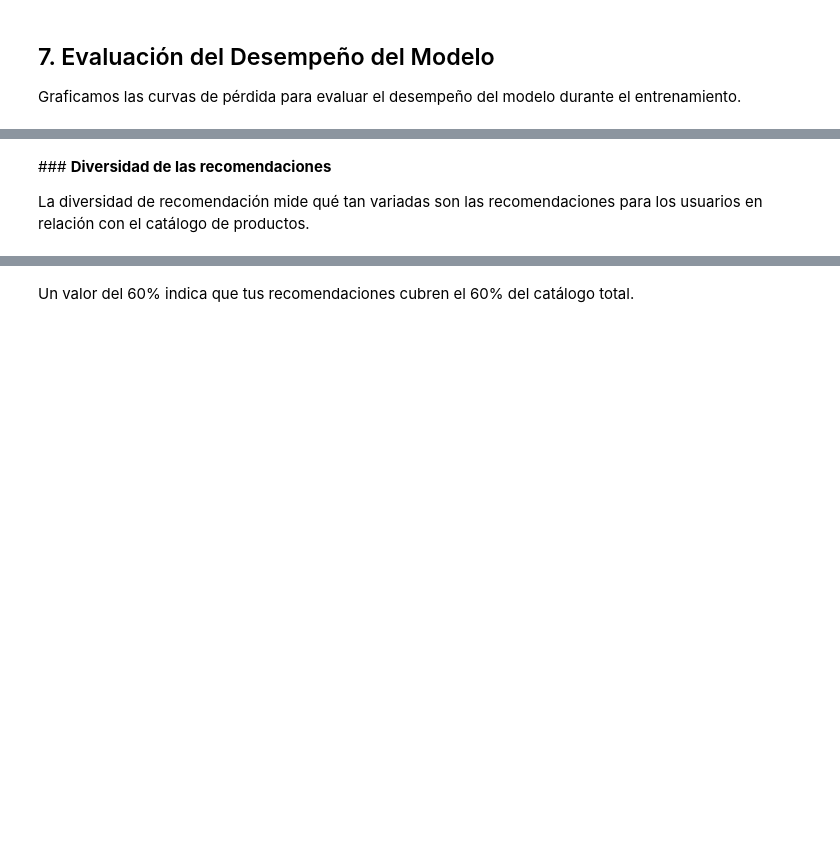
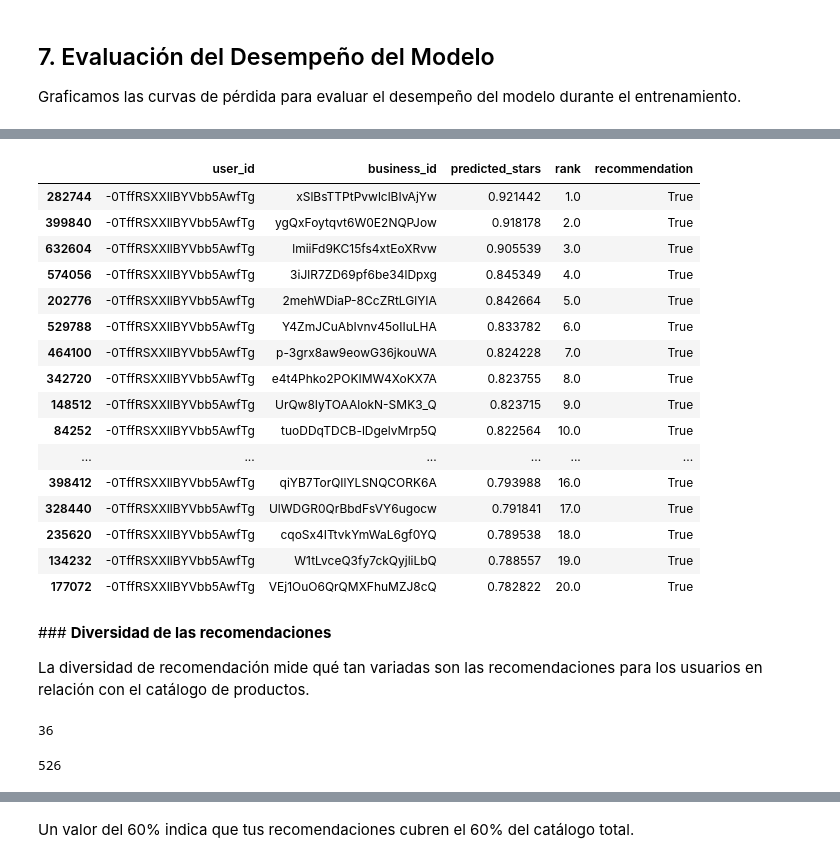
Before and after one commit to JCaballerot/Recommender-Systems, a Jupyter notebook: Autoencoder_Recommender/Autoencoder_CF_Yelp.ipynb, the cells around one changed output, grey strips where cells are left out. Drawn from its saved outputs; the diff is of its cells as text; code cells hidden in the pictures; blank space fills up the shorter version.

```diff
--- a/Autoencoder_Recommender/Autoencoder_CF_Yelp.ipynb
+++ b/Autoencoder_Recommender/Autoencoder_CF_Yelp.ipynb
@@ -291,15 +410,41 @@ original_format_df.head()
 # Crear la columna de recomendación
 original_format_df['rank'] = original_format_df.groupby('user_id')['predicted_stars'].rank(method='first', ascending=False)
 
-# Generar la columna 'recommendation' indicando si la canción está entre las 10 mejores predicciones
-original_format_df['recommendation'] = original_format_df['rank'] <= 10  # True si está en el top 10, False en caso contrario
+# Generar la columna 'recommendation' indicando si la canción está entre las 20 mejores predicciones
+original_format_df['recommendation'] = original_format_df['rank'] <= 20  # True si está en el top 10, False en caso contrario
 # %%
-recommendations = original_format_df[original_format_df.recommendation == True].sort_values('user_id')
+recommendations = original_format_df[original_format_df.recommendation == True].sort_values(['user_id', 'rank'])
 recommendations.head(20)
+# %% [output]
+|  | user_id | business_id | predicted_stars | rank | recommendation |
+| 282744 | -0TffRSXXIlBYVbb5AwfTg | xSlBsTTPtPvwlclBIvAjYw | 0.921442 | 1.0 | True |
+| 399840 | -0TffRSXXIlBYVbb5AwfTg | ygQxFoytqvt6W0E2NQPJow | 0.918178 | 2.0 | True |
+| 632604 | -0TffRSXXIlBYVbb5AwfTg | lmiiFd9KC15fs4xtEoXRvw | 0.905539 | 3.0 | True |
+| 574056 | -0TffRSXXIlBYVbb5AwfTg | 3iJlR7ZD69pf6be34lDpxg | 0.845349 | 4.0 | True |
+| 202776 | -0TffRSXXIlBYVbb5AwfTg | 2mehWDiaP-8CcZRtLGlYIA | 0.842664 | 5.0 | True |
+| 529788 | -0TffRSXXIlBYVbb5AwfTg | Y4ZmJCuAbIvnv45oIIuLHA | 0.833782 | 6.0 | True |
+| 464100 | -0TffRSXXIlBYVbb5AwfTg | p-3grx8aw9eowG36jkouWA | 0.824228 | 7.0 | True |
+| 342720 | -0TffRSXXIlBYVbb5AwfTg | e4t4Phko2POKIMW4XoKX7A | 0.823755 | 8.0 | True |
+| 148512 | -0TffRSXXIlBYVbb5AwfTg | UrQw8IyTOAAlokN-SMK3_Q | 0.823715 | 9.0 | True |
+| 84252 | -0TffRSXXIlBYVbb5AwfTg | tuoDDqTDCB-lDgelvMrp5Q | 0.822564 | 10.0 | True |
+| ... | ... | ... | ... | ... | ... |
+| 398412 | -0TffRSXXIlBYVbb5AwfTg | qiYB7TorQIlYLSNQCORK6A | 0.793988 | 16.0 | True |
+| 328440 | -0TffRSXXIlBYVbb5AwfTg | UlWDGR0QrBbdFsVY6ugocw | 0.791841 | 17.0 | True |
+| 235620 | -0TffRSXXIlBYVbb5AwfTg | cqoSx4ITtvkYmWaL6gf0YQ | 0.789538 | 18.0 | True |
+| 134232 | -0TffRSXXIlBYVbb5AwfTg | W1tLvceQ3fy7ckQyjliLbQ | 0.788557 | 19.0 | True |
+| 177072 | -0TffRSXXIlBYVbb5AwfTg | VEj1OuO6QrQMXFhuMZJ8cQ | 0.782822 | 20.0 | True |
 # %% [markdown]
 ### **Diversidad de las recomendaciones**
 
 La diversidad de recomendación mide qué tan variadas son las recomendaciones para los usuarios en relación con el catálogo de productos.
+# %%
+len(recommendations.business_id.drop_duplicates())
+# %% [output]
+36
+# %%
+len(original_format_df.business_id.drop_duplicates())
+# %% [output]
+526
 # %%
 len(recommendations.business_id.drop_duplicates())/len(original_format_df.business_id.drop_duplicates())
 # %% [output]
```
Also changed, not shown: parts of 19 cells of this notebook.
